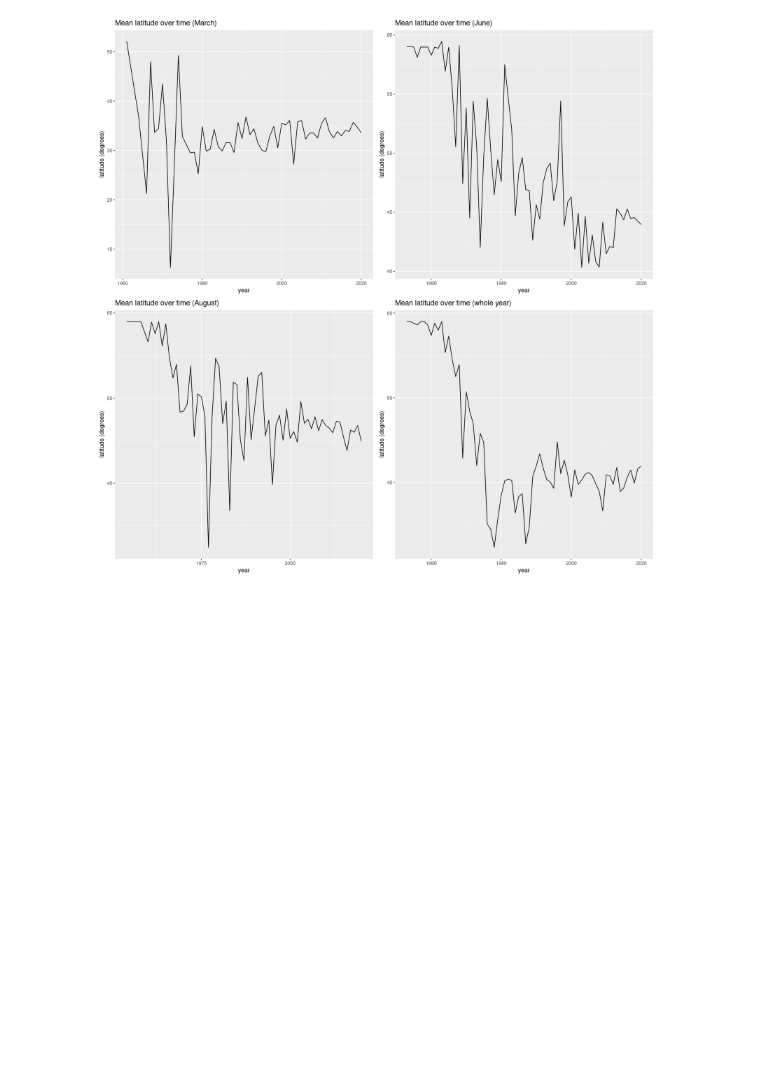
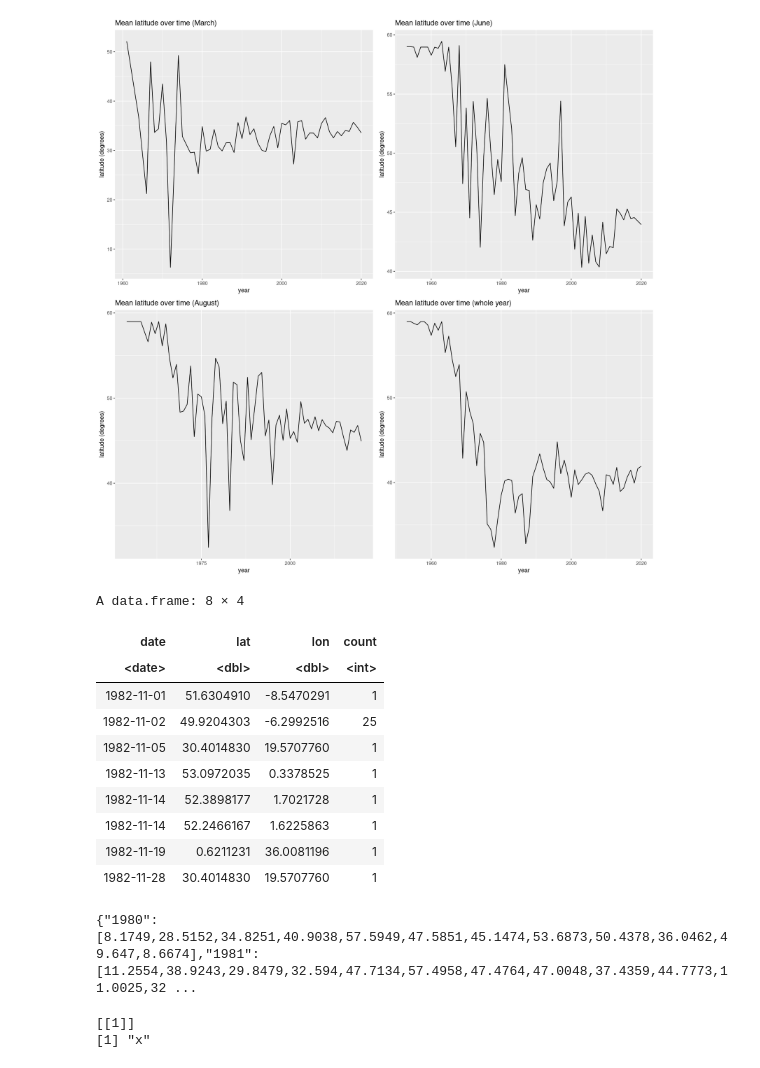
Before and after one commit to nimobeeren/2IMV20, a Jupyter notebook: InfoVis/scripts/ebird/playground.ipynb, the cells around one changed output. Drawn from its saved outputs; the diff is of its cells as text; code cells hidden in the pictures; blank space fills up the shorter version.

Commit message:
add script to generate mean latitudes

```diff
--- a/InfoVis/scripts/ebird/playground.ipynb
+++ b/InfoVis/scripts/ebird/playground.ipynb
@@ -287,0 +290,45 @@ grid.arrange(plot_month(3), plot_month(6), plot_month(8), plot_whole_year(), nco
+# %%
+ebd_mean_lat <- ebd %>%
+    group_by(year = year(date), month = month(date)) %>%
+    summarize(mean_lat = weighted.mean(lat, count), .groups="drop")
+# %% [output]
+A data.frame: 8 × 4
+| date | lat | lon | count |
+| <date> | <dbl> | <dbl> | <int> |
+| 1982-11-01 | 51.6304910 | -8.5470291 | 1 |
+| 1982-11-02 | 49.9204303 | -6.2992516 | 25 |
+| 1982-11-05 | 30.4014830 | 19.5707760 | 1 |
+| 1982-11-13 | 53.0972035 | 0.3378525 | 1 |
+| 1982-11-14 | 52.3898177 | 1.7021728 | 1 |
+| 1982-11-14 | 52.2466167 | 1.6225863 | 1 |
+| 1982-11-19 | 0.6211231 | 36.0081196 | 1 |
+| 1982-11-28 | 30.4014830 | 19.5707760 | 1 |
+# %%
+all_list <- list()
+years <- 1980:2019
+months <- 1:12
+for (y in years) {
+    year_vector <- c()
+    for (m in months) {
+        month_df <- ebd_mean_lat %>% filter(year == y & month == m)
+
+        value <- month_df$mean_lat[1]
+        year_vector <- append(year_vector, value)
+
+    }
+
+    # use the year as the key to create a JSON object
+    # lists without names form a JSON array
+    all_list[[paste(y)]] <- year_vector
+}
+
+toJSON(all_list, na="null")
+# %% [output]
+{"1980":[8.1749,28.5152,34.8251,40.9038,57.5949,47.5851,45.1474,53.6873,50.4378,36.0462,49.647,8.6674],"1981":[11.2554,38.9243,29.8479,32.594,47.7134,57.4958,47.4764,47.0048,37.4359,44.7773,11.0025,32 ...
+# %%
+l <- list()
+l[[1]] <- "x"
+l
+# %% [output]
+[[1]]
+[1] "x"
```
Also changed, not shown: parts of 1 cell of this notebook, 1 other file.
